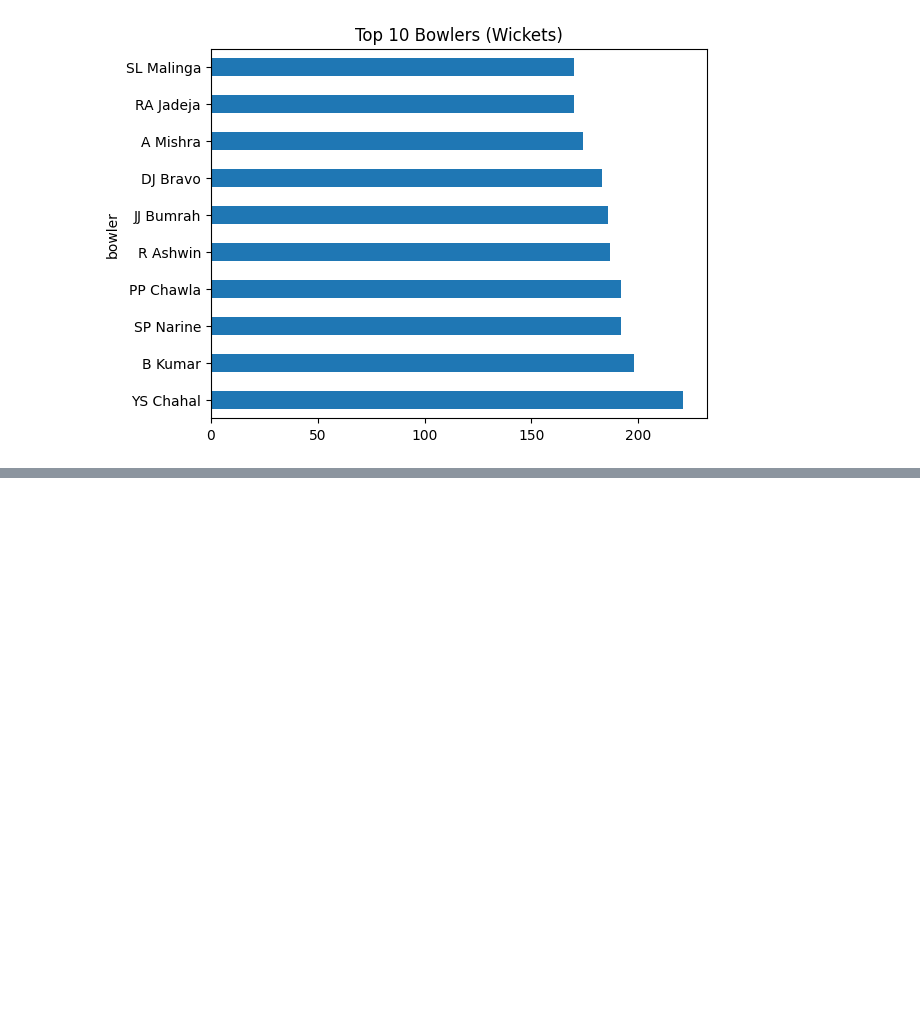
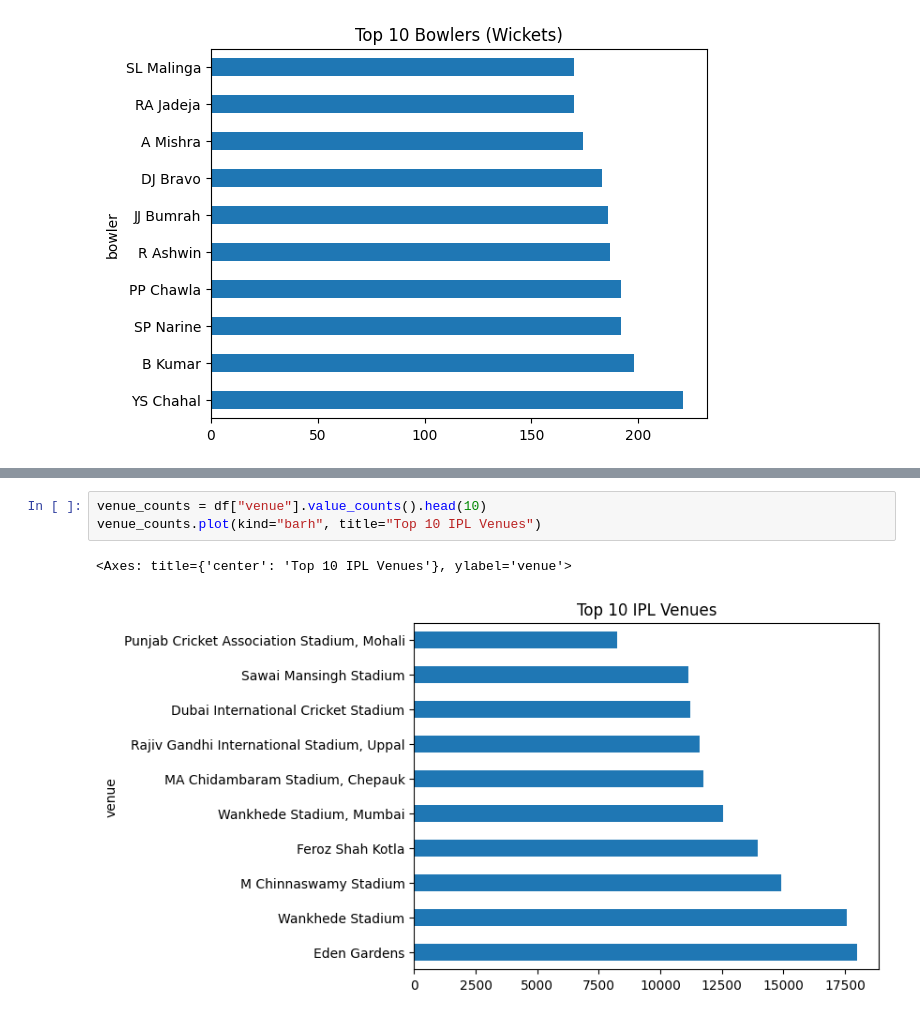
Before and after one commit to RAVIKANTH55-rgb/ipl-data-analysis, a Jupyter notebook: IPL_Analysisipynb.ipynb, the cells around one changed output, grey strips where cells are left out. Drawn from its saved outputs; the diff is of its cells as text; blank space fills up the shorter version.

```diff
--- a/IPL_Analysisipynb.ipynb
+++ b/IPL_Analysisipynb.ipynb
@@ -16,0 +23,6 @@ top_bowlers.plot(kind="barh", title="Top 10 Bowlers (Wickets)")
+# %%
+venue_counts = df["venue"].value_counts().head(10)
+venue_counts.plot(kind="barh", title="Top 10 IPL Venues")
+# %% [output]
+<Axes: title={'center': 'Top 10 IPL Venues'}, ylabel='venue'>
+[figure, added]
```
Also changed, not shown: parts of 2 cells of this notebook.
